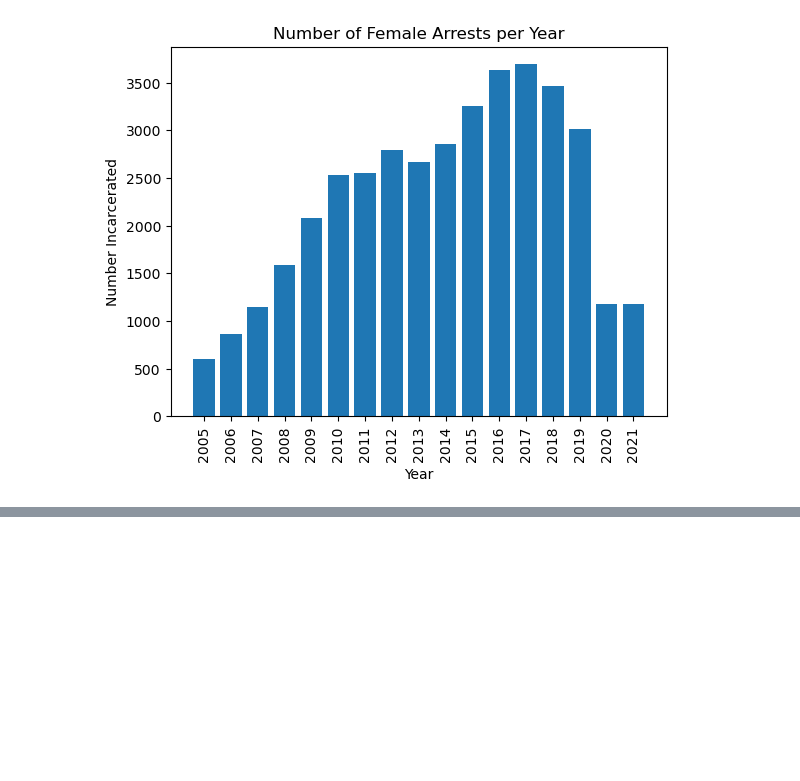
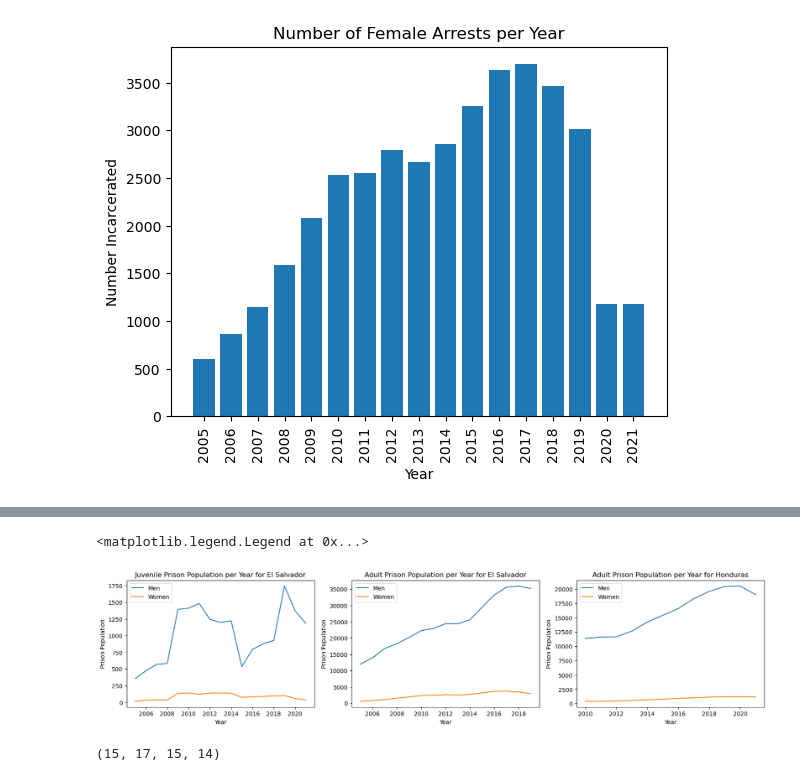
Before and after one commit to elliottjones56/project_5, a Jupyter notebook: honduras_el_salvador/honduras_el_salvador_eda.ipynb, the cells around one changed output, grey strips where cells are left out. Saved outputs shown, nothing was run; the diff lists cells and outputs as text; code cells hidden in the pictures; blank space fills up the shorter version.

```diff
--- a/honduras_el_salvador/honduras_el_salvador_eda.ipynb
+++ b/honduras_el_salvador/honduras_el_salvador_eda.ipynb
@@ -300,0 +279,76 @@ plt.xticks(np.arange(2005, 2022), rotation = 90)
+# %%
+#El Salvador Men df
+el_salvador_men_df = df_men[df_men['Country'] == 'El Salvador']
+# %%
+#El Salvador Women df
+el_salvador_women_df = df_women[df_women['Country'] == 'El Salvador']
+# %%
+#Honduras Men df
+honduras_men_df = df_men[df_men['Country'] == 'Honduras']
+# %%
+#Honduras Women df
+honduras_women_df = df_women[df_women['Country'] == 'Honduras']
+# %%
+#El Salvador incarceration per year line charts
+#https://matplotlib.org/stable/gallery/subplots_axes_and_figures/subplots_demo.html
+
+#Filter df so it only shows Juvenile Men, Juvenile Women, Adult Men, Adult Women for El Salvador
+#Extract values from this column
+el_salvador_men_juv = el_salvador_men_df[el_salvador_men_df['Age'] == 'Juveniles']['VALUE'].tolist()
+el_salvador_men_juv_years = el_salvador_men_df[el_salvador_men_df['Age'] == 'Juveniles']['Year'].tolist()
+
+el_salvador_women_juv = el_salvador_women_df[el_salvador_women_df['Age'] == 'Juveniles']['VALUE'].tolist()
+el_salvador_women_juv_years = el_salvador_women_df[el_salvador_women_df['Age'] == 'Juveniles']['Year'].tolist()
+
+el_salvador_men_adult = el_salvador_men_df[el_salvador_men_df['Age'] == 'Adult']['VALUE'].tolist()
+el_salvador_men_adult_years = el_salvador_men_df[el_salvador_men_df['Age'] == 'Adult']['Year'].tolist()
+
+el_salvador_women_adult = el_salvador_women_df[el_salvador_women_df['Age'] == 'Adult']['VALUE'].tolist()
+el_salvador_women_adult_years = el_salvador_women_df[el_salvador_women_df['Age'] == 'Adult']['Year'].tolist()
+
+#Filter for Honduras, similar to above
+honduras_men_juv = honduras_men_df[honduras_men_df['Age'] == 'Juveniles']['VALUE'].tolist()
+honduras_men_juv_years = honduras_men_df[honduras_men_df['Age'] == 'Juveniles']['Year'].tolist()
+
+honduras_women_juv = honduras_women_df[honduras_women_df['Age'] == 'Juveniles']['VALUE'].tolist()
+honduras_women_juv_years = honduras_women_df[honduras_women_df['Age'] == 'Juveniles']['Year'].tolist()
+
+honduras_men_adult = honduras_men_df[honduras_men_df['Age'] == 'Adult']['VALUE'].tolist()
+honduras_men_adult_years = honduras_men_df[honduras_men_df['Age'] == 'Adult']['Year'].tolist()
+
+honduras_women_adult = honduras_women_df[honduras_women_df['Age'] == 'Adult']['VALUE'].tolist()
+honduras_women_adult_years = honduras_women_df[honduras_women_df['Age'] == 'Adult']['Year'].tolist()
+
+#Setting up plot
+fig, (ax1, ax2, ax3) = plt.subplots(1, 3, figsize = (20,4))
+
+#Plots for El Salvador
+ax1.plot(el_salvador_men_juv_years, el_salvador_men_juv, label = 'Men')
+ax1.plot(el_salvador_women_juv_years, el_salvador_women_juv, label = 'Women')
+ax2.plot(el_salvador_men_adult_years, el_salvador_men_adult, label = 'Men')
+ax2.plot(el_salvador_women_adult_years, el_salvador_women_adult, label = 'Women')
+
+
+ax1.set_xlabel('Year')
+ax1.set_ylabel('Prison Population')
+ax1.set_title('Juvenile Prison Population per Year for El Salvador')
+ax2.set_xlabel('Year')
+ax2.set_ylabel('Prison Population')
+ax2.set_title('Adult Prison Population per Year for El Salvador')
+ax1.legend()
+ax2.legend()
+
+#Not enough Juvenile data to make plots for Honduras, will plot Adults
+ax3.plot(honduras_men_adult_years, honduras_men_adult, label = 'Men')
+ax3.plot(honduras_women_adult_years, honduras_women_adult, label = 'Women')
+ax3.set_xlabel('Year')
+ax3.set_ylabel('Prison Population')
+ax3.set_title('Adult Prison Population per Year for Honduras')
+ax3.legend()
+# %% [output]
+<matplotlib.legend.Legend at 0x...>
+[figure, added]
+# %%
+len(el_salvador_men_adult), len(el_salvador_men_juv), len(el_salvador_women_adult), len(el_salvador_women_juv)
+# %% [output]
+(15, 17, 15, 14)
```
Also changed, not shown: parts of 15 cells of this notebook, 2 other files.
